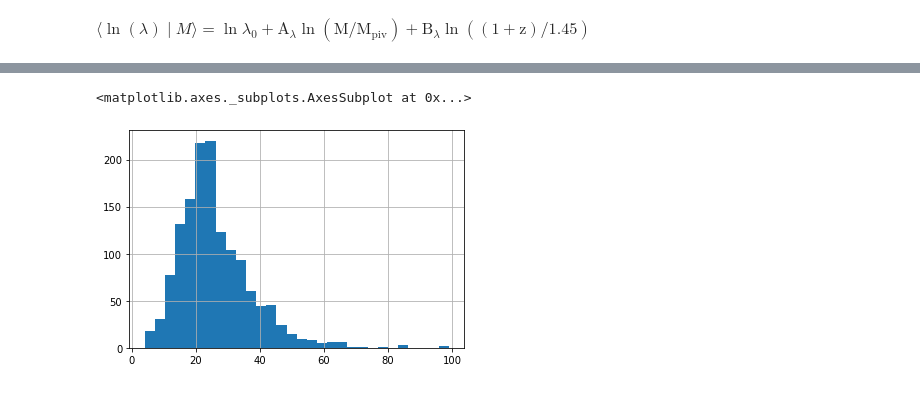
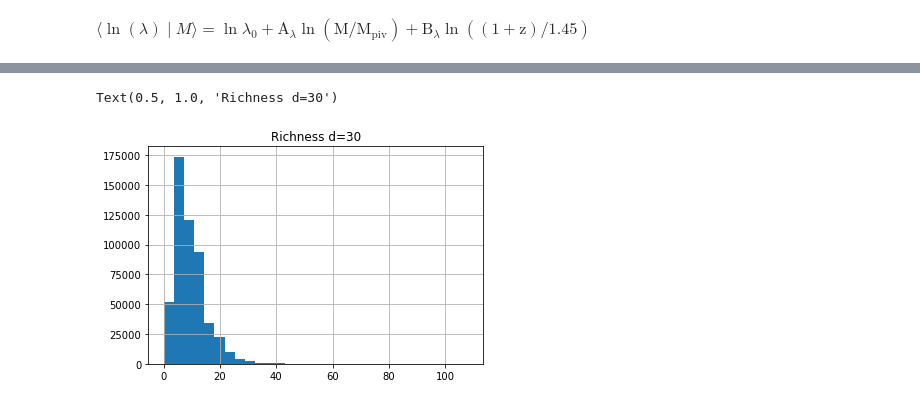
Before and after one commit to zchvsre/des_spt_selection, a Jupyter notebook: monte_carlo.ipynb, the cells around one changed output, grey strips where cells are left out. Saved outputs shown, nothing was run; the diff lists cells and outputs as text; code cells hidden in the pictures.

```diff
--- a/monte_carlo.ipynb
+++ b/monte_carlo.ipynb
@@ -15,12 +15,11 @@ import seaborn as sns
 import matplotlib.pyplot as plt
 import matplotlib
 import h5py
-%matplotlib inline
 import os.path
 
-sns.set_theme()
-sns.set_style("ticks")
-sns.set(rc = {'figure.figsize':(12,8)})
+# sns.set_theme()
+# sns.set_style("ticks")
+# sns.set(rc = {'figure.figsize':(12,8)})
 # %%
 project_path = "/global/cfs/cdirs/des/zhou/spt_lensing/"
 # %%
@@ -30,7 +29,8 @@ df = pd.read_pickle(os.path.join(project_path,lambda_spt_combined_path))
 # %% [markdown]
 $\langle\Sigma \mid \lambda \operatorname{bin}, \zeta \operatorname{bin}\rangle=\int_{\lambda_{\min }}^{\lambda_{\max }} d \lambda \int_{\zeta_{\min }}^{\zeta \max } d \zeta \Sigma P(\Sigma \mid \lambda, \zeta)$
 # %%
-halo_df = df[(~np.isnan(df['lambda_30']))&(~np.isnan(df['M500c']))]
-halo_df = halo_df[halo_df['zeta_gt_2']==1]
+# halo_df = df[(~np.isnan(df['lambda_30']))&(~np.isnan(df['M500c']))]
+halo_df = df[(~np.isnan(df['M500c']))]
+# halo_df = halo_df[halo_df['zeta_gt_2']==1]
 print(len(halo_df))
 # %% [output]
@@ -37,0 +38,5 @@ print(len(halo_df))
+# %%
+mass_mask = halo_df['M500c'] > 1E13
+print(np.sum(mass_mask))
+halo_df = halo_df[mass_mask]
+print(len(halo_df))
@@ -116,6 +163,7 @@ def get_mean(M500c,z):
 # %%
 halo_df['lambda_30'].hist(bins=30)
+plt.title("Richness d=30")
 # %% [output]
-<matplotlib.axes._subplots.AxesSubplot at 0x...>
+Text(0.5, 1.0, 'Richness d=30')
-[figure, old version]
+[figure, new version]
 # %%
```
Also changed, not shown: parts of 30 cells of this notebook.
